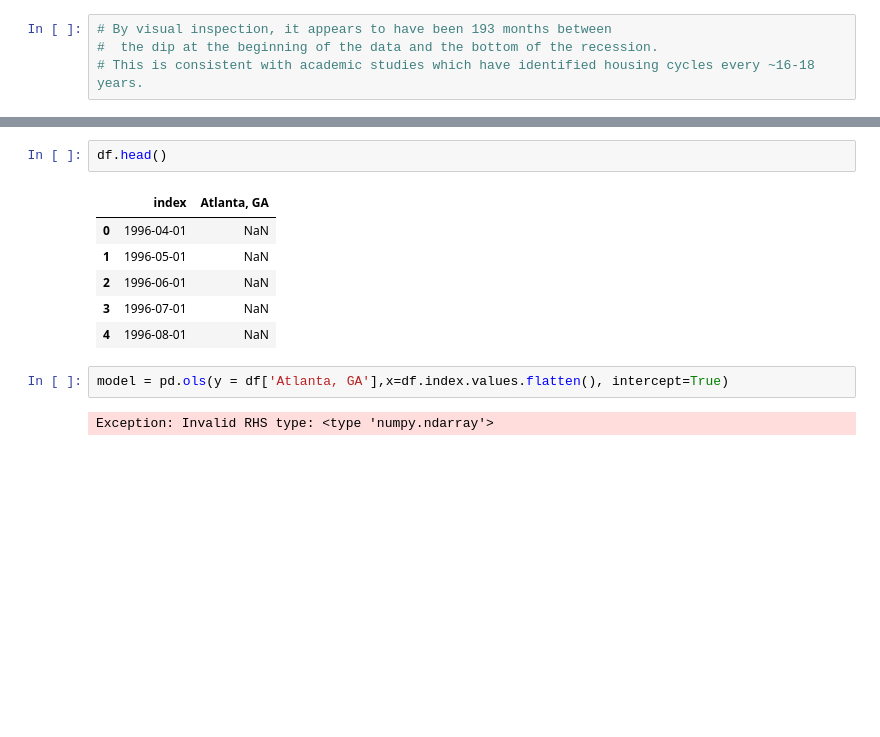
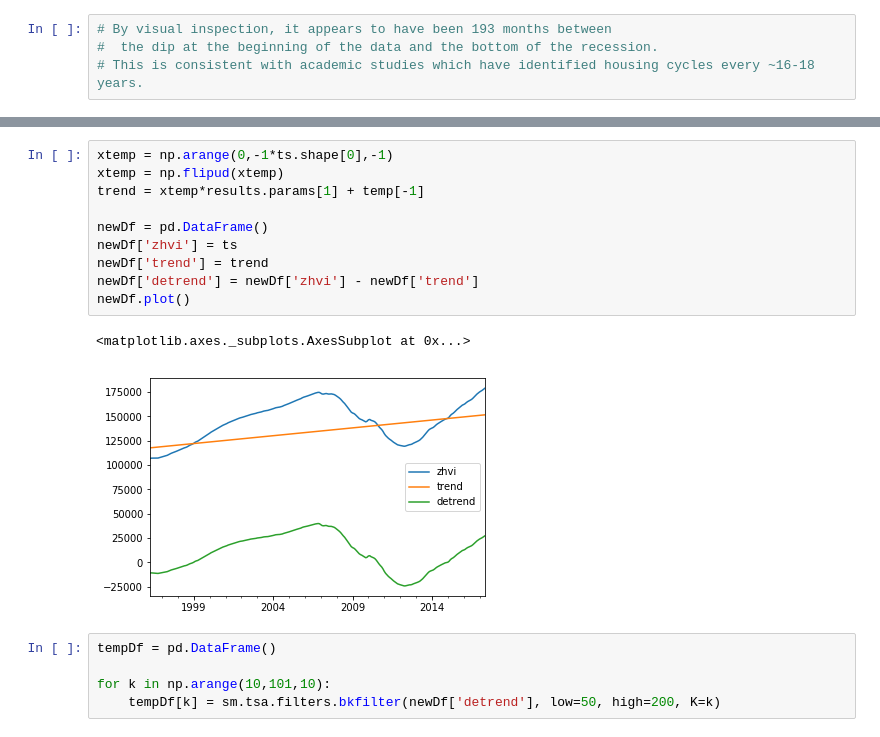
Before and after one commit to kkwteh/cdips_hpi_forecast, a Jupyter notebook: ARIMA.ipynb, the cells around one changed output, grey strips where cells are left out. Saved outputs shown, nothing was run; the diff lists cells and outputs as text; blank space fills up the shorter version.

```diff
--- a/ARIMA.ipynb
+++ b/ARIMA.ipynb
@@ -104,13 +146,18 @@ sm.OLS(y,x)
-# %%
-df.head()
-# %% [output]
-|  | index | Atlanta, GA |
-| 0 | 1996-04-01 | NaN |
-| 1 | 1996-05-01 | NaN |
-| 2 | 1996-06-01 | NaN |
-| 3 | 1996-07-01 | NaN |
-| 4 | 1996-08-01 | NaN |
-# %%
-model = pd.ols(y = df['Atlanta, GA'],x=df.index.values.flatten(), intercept=True)
-# %% [output]
-Exception: Invalid RHS type: <type 'numpy.ndarray'>
+# %%
+xtemp = np.arange(0,-1*ts.shape[0],-1)
+xtemp = np.flipud(xtemp)
+trend = xtemp*results.params[1] + temp[-1]
+
+newDf = pd.DataFrame()
+newDf['zhvi'] = ts
+newDf['trend'] = trend
+newDf['detrend'] = newDf['zhvi'] - newDf['trend']
+newDf.plot()
+# %% [output]
+<matplotlib.axes._subplots.AxesSubplot at 0x...>
+[figure, added]
+# %%
+tempDf = pd.DataFrame()
+
+for k in np.arange(10,101,10):
+    tempDf[k] = sm.tsa.filters.bkfilter(newDf['detrend'], low=50, high=200, K=k)
```
Also changed, not shown: parts of 53 cells of this notebook, 1 other file.
